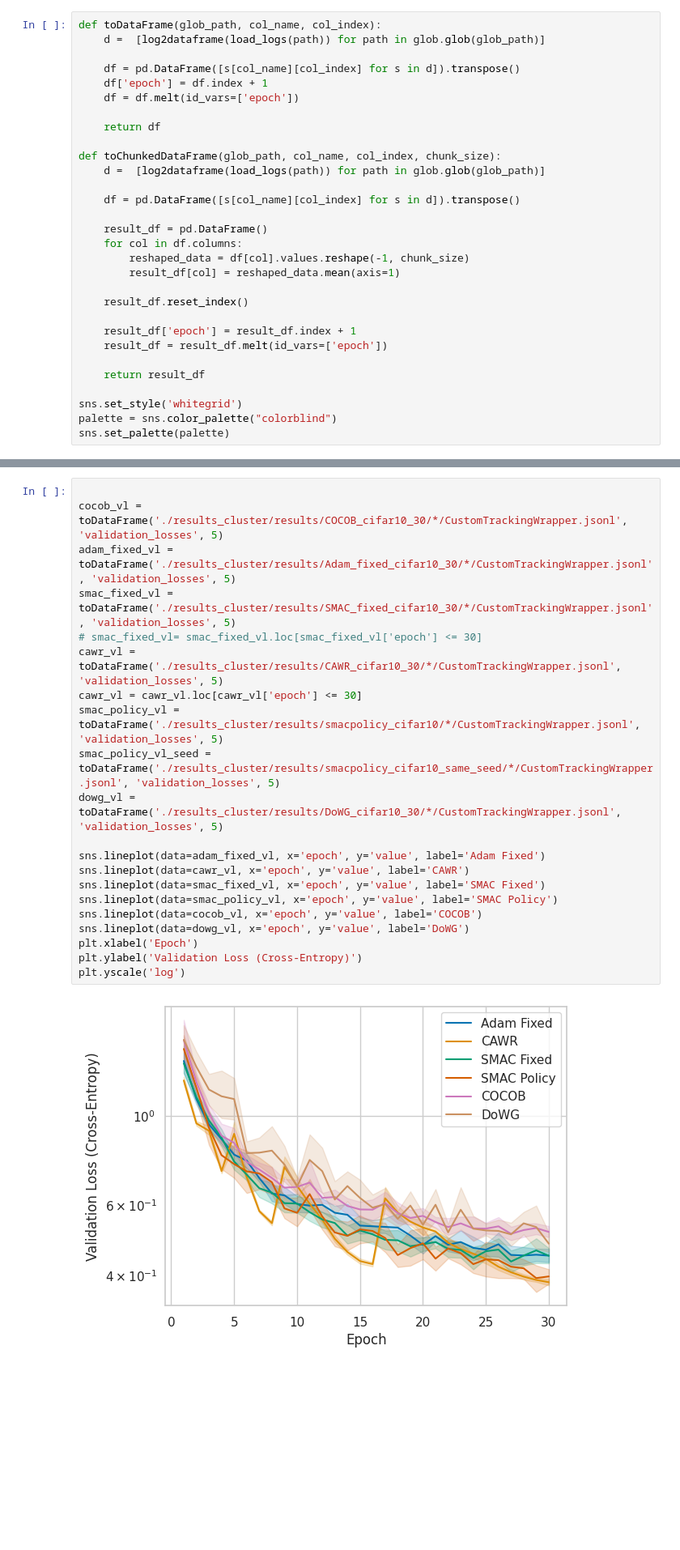
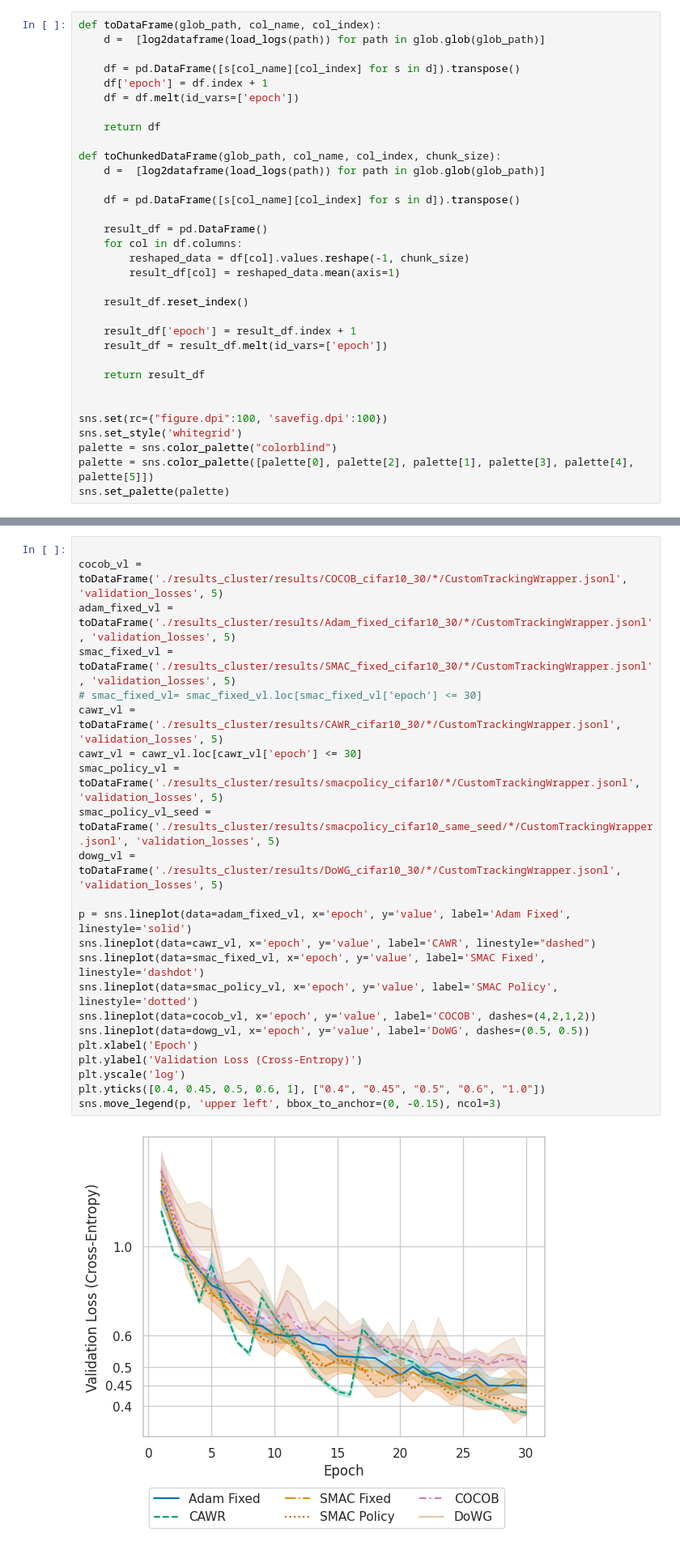
Before and after one commit to MichaHenh/Revisiting_LR_Control, a Jupyter notebook: ba_parameter_free_dac/plotting_cifar10.ipynb, the cells around one changed output, grey strips where cells are left out. Shown at 81% size. Drawn from its saved outputs; the diff is of its cells as text; blank space fills up the shorter version.

Commit message:
plotting updates

```diff
--- a/ba_parameter_free_dac/plotting_cifar10.ipynb
+++ b/ba_parameter_free_dac/plotting_cifar10.ipynb
@@ -37,7 +37,10 @@ def toChunkedDataFrame(glob_path, col_name, col_index, chunk_size):
 
     return result_df
 
+
+sns.set(rc={"figure.dpi":100, 'savefig.dpi':100})
 sns.set_style('whitegrid')
 palette = sns.color_palette("colorblind")
+palette = sns.color_palette([palette[0], palette[2], palette[1], palette[3], palette[4], palette[5]])
 sns.set_palette(palette)
 # %%
@@ -66,26 +72,28 @@ plt.yscale('log')
 # %%
 
 cocob_vl = toDataFrame('./results_cluster/results/COCOB_cifar10_30/*/CustomTrackingWrapper.jsonl', 'validation_losses', 5)
 adam_fixed_vl = toDataFrame('./results_cluster/results/Adam_fixed_cifar10_30/*/CustomTrackingWrapper.jsonl', 'validation_losses', 5)
 smac_fixed_vl = toDataFrame('./results_cluster/results/SMAC_fixed_cifar10_30/*/CustomTrackingWrapper.jsonl', 'validation_losses', 5)
 # smac_fixed_vl= smac_fixed_vl.loc[smac_fixed_vl['epoch'] <= 30]
 cawr_vl = toDataFrame('./results_cluster/results/CAWR_cifar10_30/*/CustomTrackingWrapper.jsonl', 'validation_losses', 5)
 cawr_vl = cawr_vl.loc[cawr_vl['epoch'] <= 30]
 smac_policy_vl = toDataFrame('./results_cluster/results/smacpolicy_cifar10/*/CustomTrackingWrapper.jsonl', 'validation_losses', 5)
 smac_policy_vl_seed = toDataFrame('./results_cluster/results/smacpolicy_cifar10_same_seed/*/CustomTrackingWrapper.jsonl', 'validation_losses', 5)
 dowg_vl = toDataFrame('./results_cluster/results/DoWG_cifar10_30/*/CustomTrackingWrapper.jsonl', 'validation_losses', 5)
 
-sns.lineplot(data=adam_fixed_vl, x='epoch', y='value', label='Adam Fixed')
-sns.lineplot(data=cawr_vl, x='epoch', y='value', label='CAWR')
-sns.lineplot(data=smac_fixed_vl, x='epoch', y='value', label='SMAC Fixed')
-sns.lineplot(data=smac_policy_vl, x='epoch', y='value', label='SMAC Policy')
-sns.lineplot(data=cocob_vl, x='epoch', y='value', label='COCOB')
-sns.lineplot(data=dowg_vl, x='epoch', y='value', label='DoWG')
+p = sns.lineplot(data=adam_fixed_vl, x='epoch', y='value', label='Adam Fixed', linestyle='solid')
+sns.lineplot(data=cawr_vl, x='epoch', y='value', label='CAWR', linestyle="dashed")
+sns.lineplot(data=smac_fixed_vl, x='epoch', y='value', label='SMAC Fixed', linestyle='dashdot')
+sns.lineplot(data=smac_policy_vl, x='epoch', y='value', label='SMAC Policy', linestyle='dotted')
+sns.lineplot(data=cocob_vl, x='epoch', y='value', label='COCOB', dashes=(4,2,1,2))
+sns.lineplot(data=dowg_vl, x='epoch', y='value', label='DoWG', dashes=(0.5, 0.5))
 plt.xlabel('Epoch')
 plt.ylabel('Validation Loss (Cross-Entropy)')
 plt.yscale('log')
+plt.yticks([0.4, 0.45, 0.5, 0.6, 1], ["0.4", "0.45", "0.5", "0.6", "1.0"])
+sns.move_legend(p, 'upper left', bbox_to_anchor=(0, -0.15), ncol=3)
 # %% [output]
-[figure, old version]
+[figure, new version]
 # %%
 
 cocob_va = toDataFrame('./results_cluster/results/COCOB_cifar10_30/*/CustomTrackingWrapper.jsonl', 'validation_accuracies', 6)
```
Also changed, not shown: parts of 2 cells of this notebook, 4 other files.
